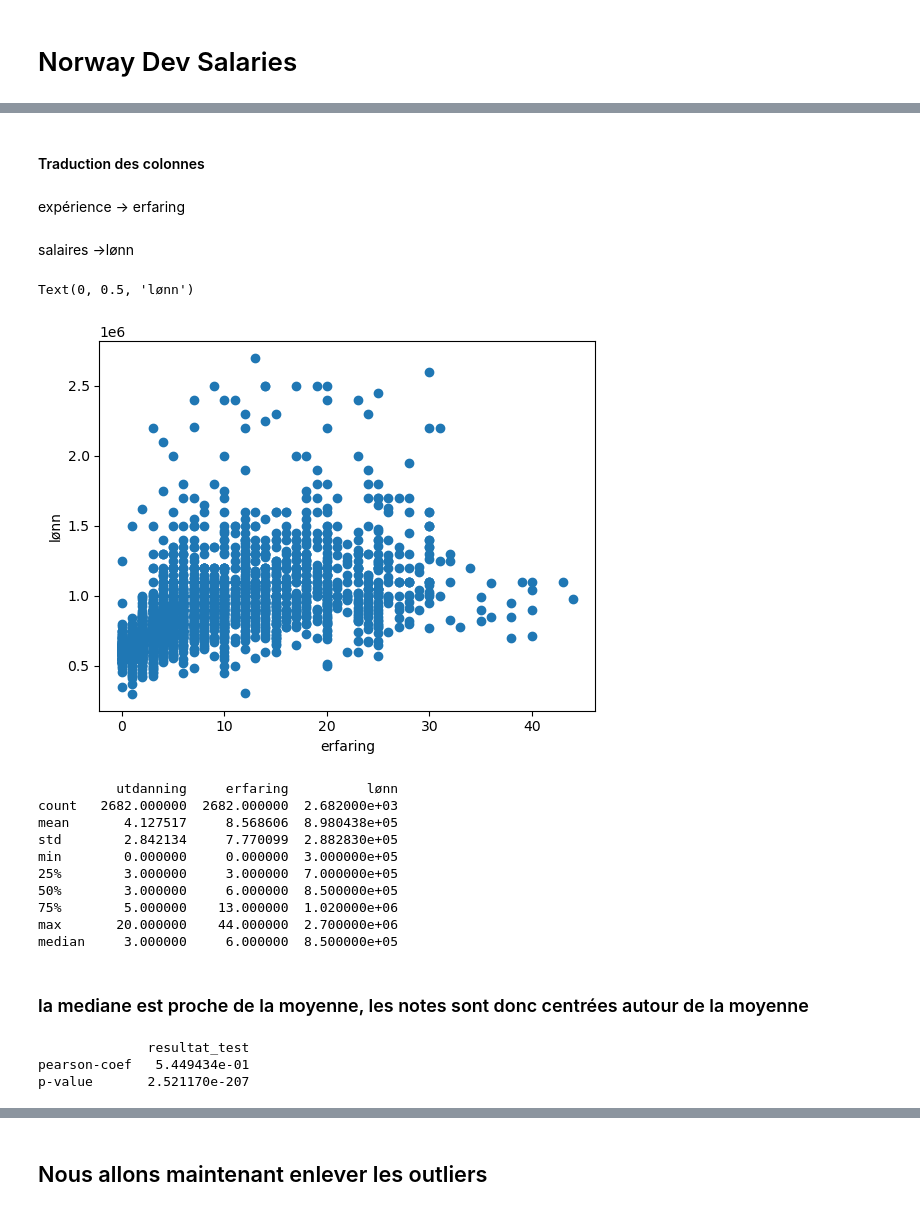
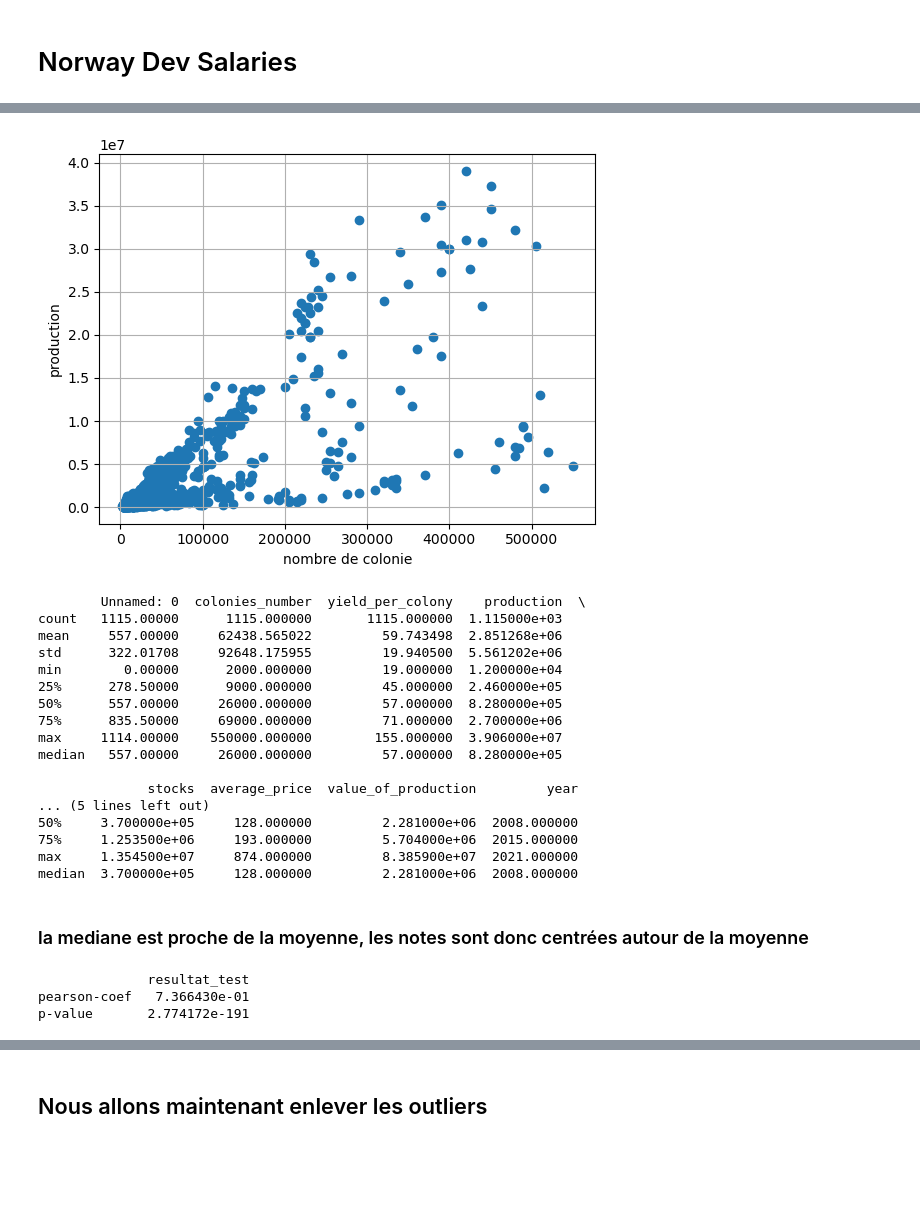
Before and after one commit to thocle03/Machine-Learning, a Jupyter notebook: projet2/TD22.ipynb, the cells around one changed output, grey strips where cells are left out. Drawn from its saved outputs; the diff is of its cells as text; code cells hidden in the pictures; blank space fills up the shorter version.

```diff
--- a/projet2/TD22.ipynb
+++ b/projet2/TD22.ipynb
@@ -22,50 +22,52 @@ Requirement already satisfied: six>=1.5 in c:\users\thoma\anaconda3\lib\site-pac
 Note: you may need to restart the kernel to use updated packages.
-# %% [markdown]
-#### Traduction des colonnes
-# %% [markdown]
-expérience -> erfaring
-# %% [markdown]
-salaires ->lønn
 # %%
 import pandas as pd
 import numpy as np
 from scipy import stats
 from scipy.stats import pearsonr, linregress
 import matplotlib.pyplot as plt
 import seaborn as sns
 
-cash = pd.read_csv("salaries.csv")
+miel = pd.read_csv("miel.csv")
 
-df = cash.select_dtypes(include=[np.number, np.float64])
+df = miel.select_dtypes(include=[np.number, np.float64])
 
-plt.scatter(df['erfaring'], df['lønn'])
-plt.xlabel("erfaring")
-plt.ylabel("lønn")
+plt.scatter(df['colonies_number'], df['production'])
+plt.xlabel("nombre de colonie")
+plt.ylabel("production")
+plt.grid(True)
+plt.show()
 # %% [output]
-Text(0, 0.5, 'lønn')
-[figure, old version]
+[figure, new version]
 # %%
 stats = df.describe()
 stats.loc['median'] = df.median()
 print(stats)
 # %% [output]
-          utdanning     erfaring          lønn
-count   2682.000000  2682.000000  2.682000e+03
-mean       4.127517     8.568606  8.980438e+05
-std        2.842134     7.770099  2.882830e+05
-min        0.000000     0.000000  3.000000e+05
-25%        3.000000     3.000000  7.000000e+05
-50%        3.000000     6.000000  8.500000e+05
-75%        5.000000    13.000000  1.020000e+06
-max       20.000000    44.000000  2.700000e+06
-median     3.000000     6.000000  8.500000e+05
+        Unnamed: 0  colonies_number  yield_per_colony    production  \
+count   1115.00000      1115.000000       1115.000000  1.115000e+03
+mean     557.00000     62438.565022         59.743498  2.851268e+06
+std      322.01708     92648.175955         19.940500  5.561202e+06
+min        0.00000      2000.000000         19.000000  1.200000e+04
+25%      278.50000      9000.000000         45.000000  2.460000e+05
+50%      557.00000     26000.000000         57.000000  8.280000e+05
+75%      835.50000     69000.000000         71.000000  2.700000e+06
+max     1114.00000    550000.000000        155.000000  3.906000e+07
+median   557.00000     26000.000000         57.000000  8.280000e+05
+
+              stocks  average_price  value_of_production         year
+... (5 lines left out)
+50%     3.700000e+05     128.000000         2.281000e+06  2008.000000
+75%     1.253500e+06     193.000000         5.704000e+06  2015.000000
+max     1.354500e+07     874.000000         8.385900e+07  2021.000000
+median  3.700000e+05     128.000000         2.281000e+06  2008.000000
 # %% [markdown]
 ### la mediane est proche de la moyenne, les notes sont donc centrées autour de la moyenne
 # %%
 print(
     pd.DataFrame(
         pearsonr(
-            df['erfaring'], df['lønn']
+            df['colonies_number'], df['production']
         ),
         index=["pearson-coef", "p-value"],
         columns=["resultat_test"],
@@ -73,7 +75,7 @@ print(
 )
 # %% [output]
               resultat_test
-pearson-coef   5.449434e-01
-p-value       2.521170e-207
+pearson-coef   7.366430e-01
+p-value       2.774172e-191
 # %% [markdown]
 ### c/ soit H0 l'hypothèse nulle tel que H0:"Les deux variables sont dépendantes". Le risque est de 5%.
```
Also changed, not shown: parts of 11 cells of this notebook.
